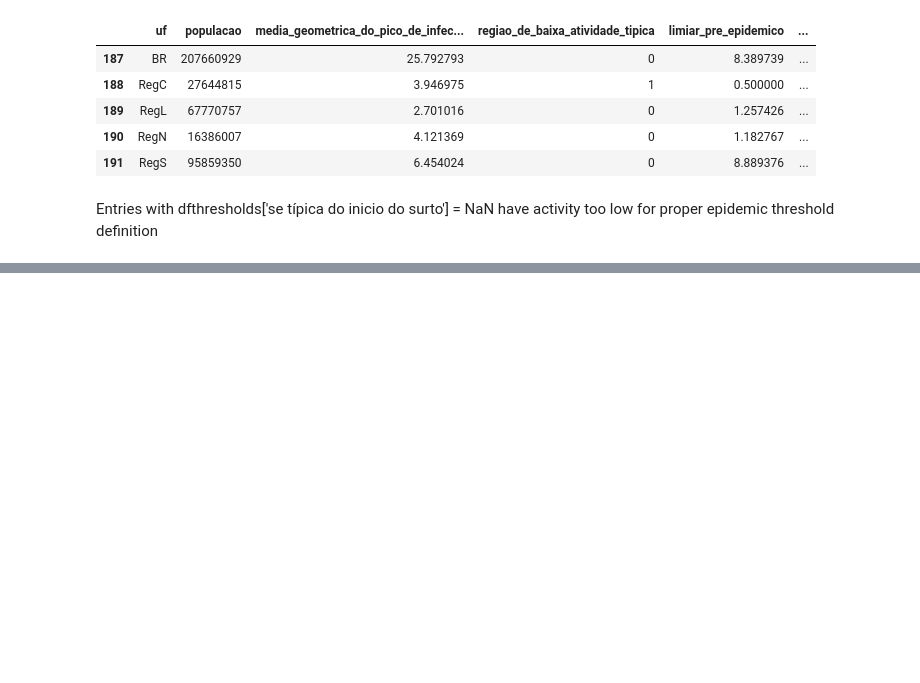
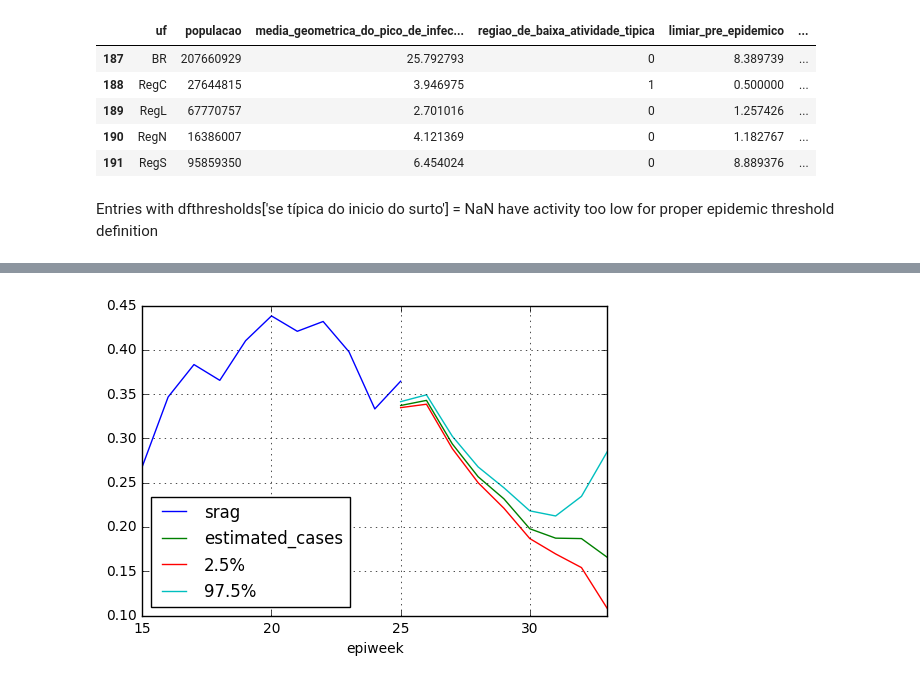
Before and after one commit to FluVigilanciaBR/fludashboard, a Jupyter notebook: Notebooks/historical_estimated_values.ipynb, the cells around one changed output, grey strips where cells are left out. Saved outputs shown, nothing was run; the diff lists cells and outputs as text; code cells hidden in the pictures; blank space fills up the shorter version.

```diff
--- a/Notebooks/historical_estimated_values.ipynb
+++ b/Notebooks/historical_estimated_values.ipynb
@@ -184,0 +230,8 @@ display(df)
+# %%
+w = 33
+df = week_data(y, w)
+df.plot()
+plt.grid(True)
+plt.show()
+# %% [output]
+[figure, added]
```
Also changed, not shown: parts of 8 cells of this notebook.
